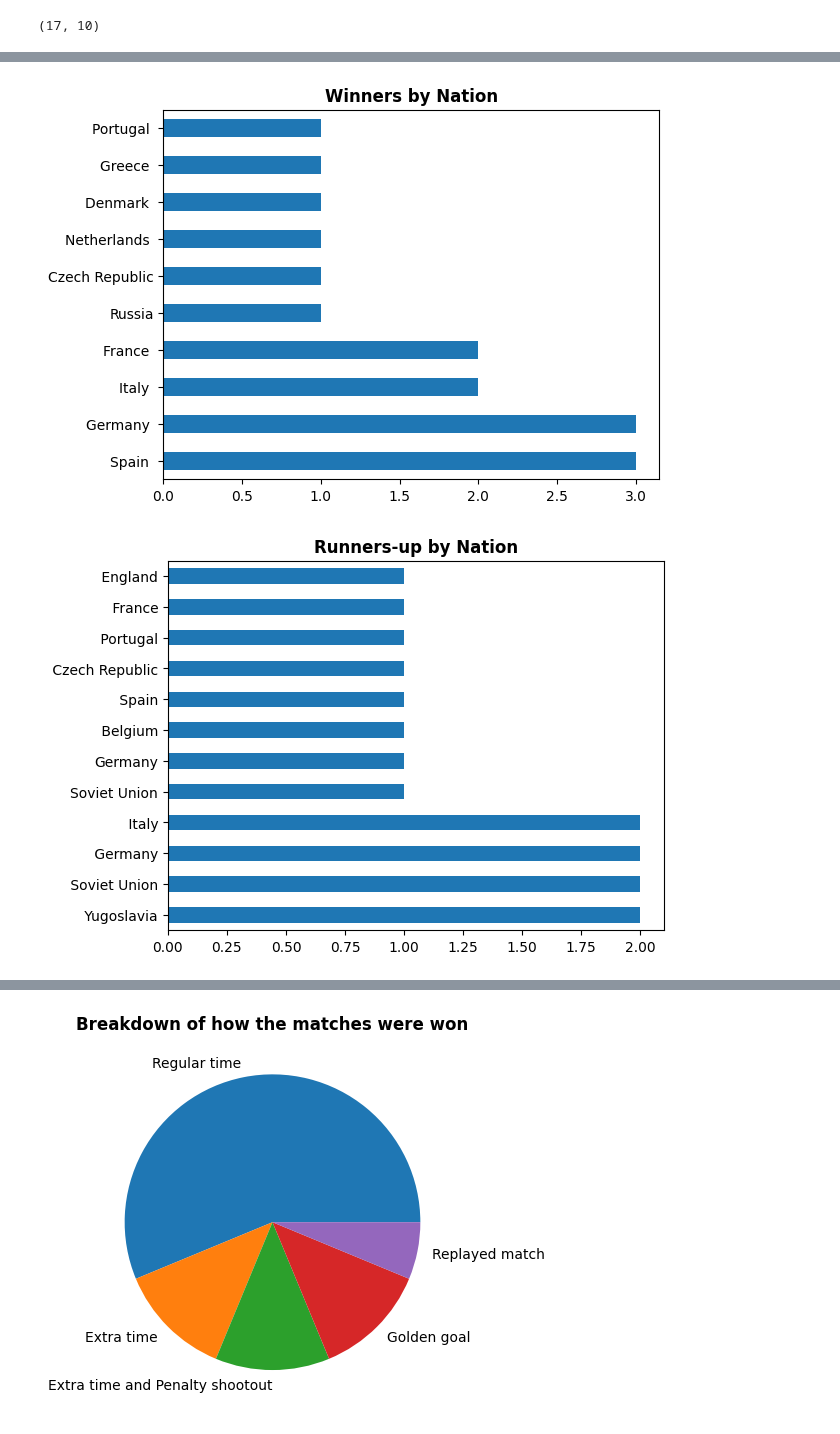
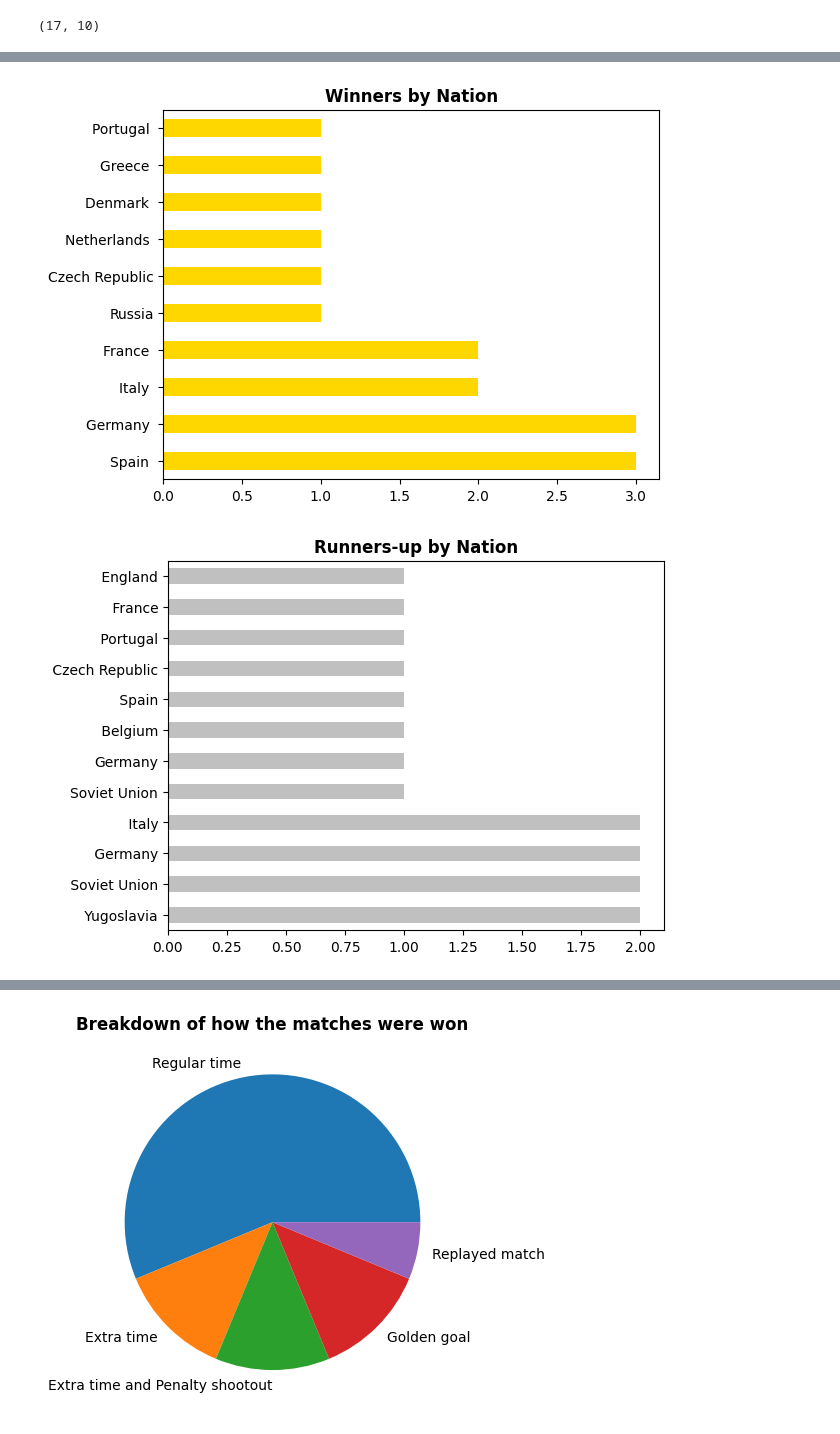
Before and after one commit to guilhermelaviola/SoccerCompetitionsStudy, a Jupyter notebook: UEFAEuroStudy.ipynb, the cells around one changed output, grey strips where cells are left out. Saved outputs shown, nothing was run; the diff lists cells and outputs as text; code cells hidden in the pictures.

```diff
--- a/UEFAEuroStudy.ipynb
+++ b/UEFAEuroStudy.ipynb
@@ -50,19 +50,21 @@ dtypes: int64(2), object(8)
 memory usage: 1.5+ KB
 # %%
 # Displaying winners by Nation:
-ue.groupby('Year').first()['Winners'].value_counts().plot(kind = 'barh')
+ue.groupby('Year').first()['Winners'].value_counts().plot(kind = 'barh',
+                                                          color = 'gold')
 plt.ylabel(None)
 plt.title('Winners by Nation', fontweight = 'bold')
 plt.show()
 # %% [output]
-[figure, old version]
+[figure, new version]
 # %%
 # Displaying runners-up by Nation:
-ue.groupby('Year').first()['Runners-up'].value_counts().plot(kind = 'barh')
+ue.groupby('Year').first()['Runners-up'].value_counts().plot(kind = 'barh',
+                                                             color = 'silver')
 plt.ylabel(None)
 plt.title('Runners-up by Nation', fontweight = 'bold')
 plt.show()
 # %% [output]
-[figure, old version]
+[figure, new version]
 # %%
 # Displaying Venues used and how many times they were used:
```
Also changed, not shown: parts of 4 cells of this notebook.
